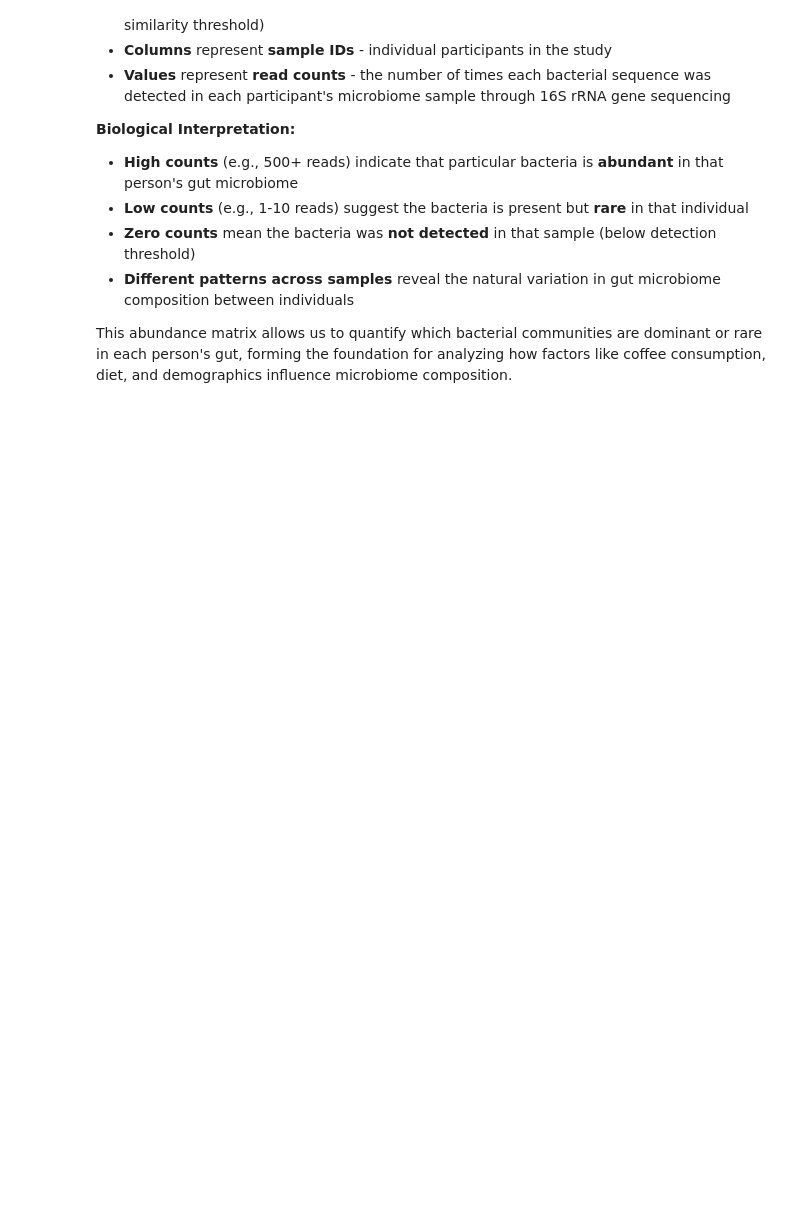
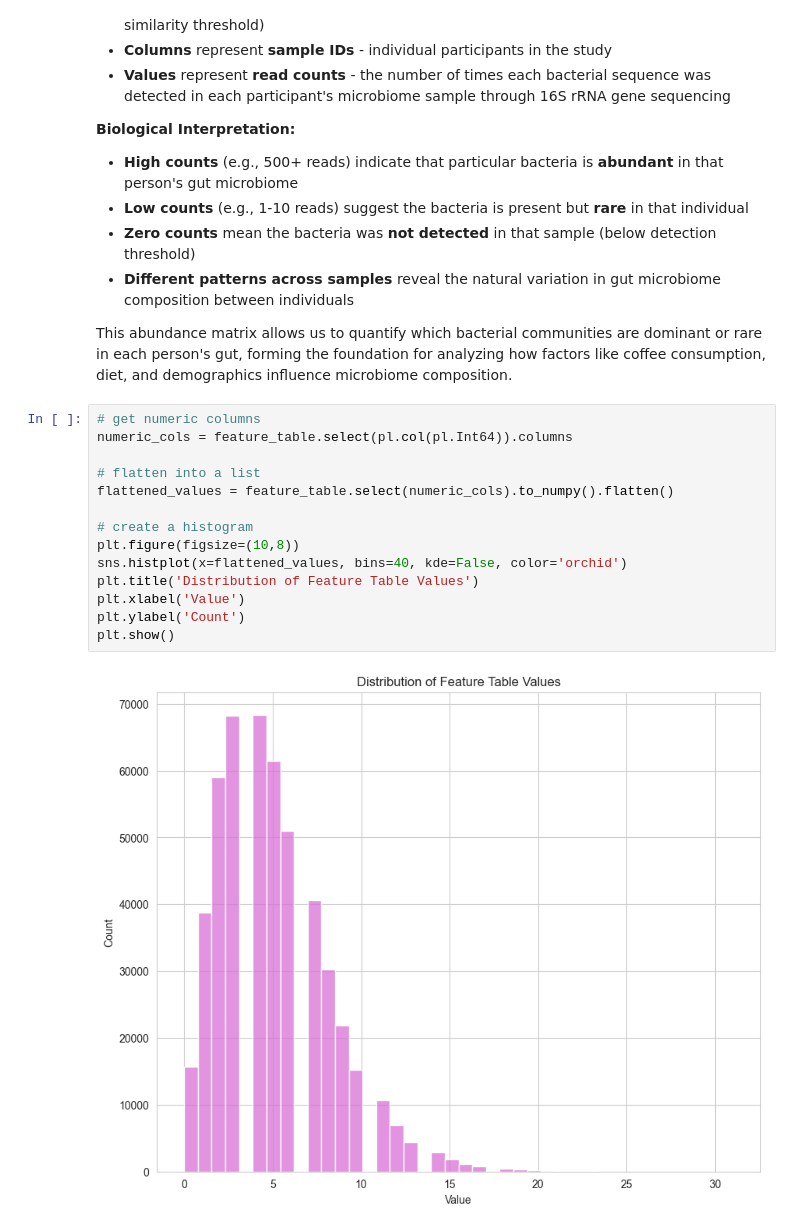
Before and after one commit to zkhechadoorian/coffee-gut-microbiome, a Jupyter notebook: notebooks/01_data_loading_qc.ipynb, the cells around one changed output. Cells and saved outputs as stored; diff of their text form; blank space fills up the shorter version.

```diff
--- a/notebooks/01_data_loading_qc.ipynb
+++ b/notebooks/01_data_loading_qc.ipynb
@@ -484,3 +466,19 @@ The **feature table** is the core dataset representing bacterial abundance acros
 - **Different patterns across samples** reveal the natural variation in gut microbiome composition between individuals
 
 This abundance matrix allows us to quantify which bacterial communities are dominant or rare in each person's gut, forming the foundation for analyzing how factors like coffee consumption, diet, and demographics influence microbiome composition.
+# %%
+# get numeric columns
+numeric_cols = feature_table.select(pl.col(pl.Int64)).columns
+
+# flatten into a list
+flattened_values = feature_table.select(numeric_cols).to_numpy().flatten()
+
+# create a histogram
+plt.figure(figsize=(10,8))
+sns.histplot(x=flattened_values, bins=40, kde=False, color='orchid')
+plt.title('Distribution of Feature Table Values')
+plt.xlabel('Value')
+plt.ylabel('Count')
+plt.show()
+# %% [output]
+[figure, added]
```
Also changed, not shown: parts of 17 cells of this notebook.
